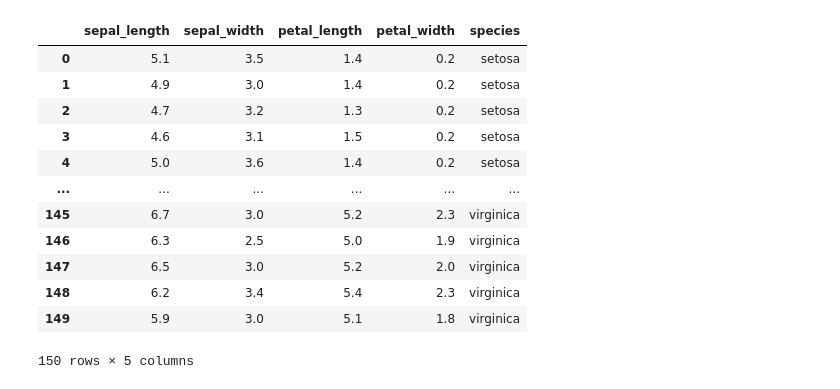
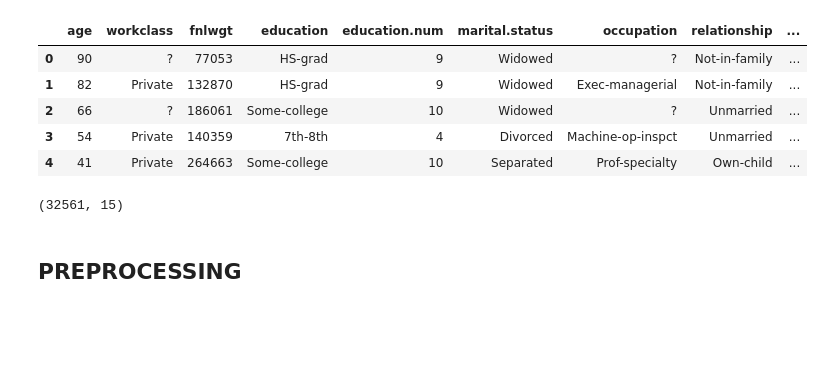
Before and after one commit to Pyro-Warrior-1884/NNDL_Assignment, a Jupyter notebook: CB_EN_U4CSE22404.ipynb, the cells around one changed output. Drawn from its saved outputs; the diff is of its cells as text; code cells hidden in the pictures; blank space fills up the shorter version.

```diff
--- a/CB_EN_U4CSE22404.ipynb
+++ b/CB_EN_U4CSE22404.ipynb
@@ -8,17 +31,0 @@ import matplotlib.pyplot as plt
-# %%
-df = pd.read_csv("https://raw.githubusercontent.com/uiuc-cse/data-fa14/gh-pages/data/iris.csv")
-df
-# %% [output]
-|  | sepal_length | sepal_width | petal_length | petal_width | species |
-| 0 | 5.1 | 3.5 | 1.4 | 0.2 | setosa |
-| 1 | 4.9 | 3.0 | 1.4 | 0.2 | setosa |
-| 2 | 4.7 | 3.2 | 1.3 | 0.2 | setosa |
-| 3 | 4.6 | 3.1 | 1.5 | 0.2 | setosa |
-| 4 | 5.0 | 3.6 | 1.4 | 0.2 | setosa |
-| ... | ... | ... | ... | ... | ... |
-| 145 | 6.7 | 3.0 | 5.2 | 2.3 | virginica |
-| 146 | 6.3 | 2.5 | 5.0 | 1.9 | virginica |
-| 147 | 6.5 | 3.0 | 5.2 | 2.0 | virginica |
-| 148 | 6.2 | 3.4 | 5.4 | 2.3 | virginica |
-| 149 | 5.9 | 3.0 | 5.1 | 1.8 | virginica |
-150 rows × 5 columns
@@ -39,0 +32,17 @@ X_train, X_test, y_train, y_test = train_test_split(X, y, test_size=0.2, random_
+# %%
+df=pd.read_csv("adult.csv")
+# %%
+df.head()
+# %% [output]
+|  | age | workclass | fnlwgt | education | education.num | marital.status | occupation | relationship | ... |
+| 0 | 90 | ? | 77053 | HS-grad | 9 | Widowed | ? | Not-in-family | ... |
+| 1 | 82 | Private | 132870 | HS-grad | 9 | Widowed | Exec-managerial | Not-in-family | ... |
+| 2 | 66 | ? | 186061 | Some-college | 10 | Widowed | ? | Unmarried | ... |
+| 3 | 54 | Private | 140359 | 7th-8th | 4 | Divorced | Machine-op-inspct | Unmarried | ... |
+| 4 | 41 | Private | 264663 | Some-college | 10 | Separated | Prof-specialty | Own-child | ... |
+# %%
+df.shape
+# %% [output]
+(32561, 15)
+# %% [markdown]
+## PREPROCESSING
```
Also changed, not shown: parts of 28 cells of this notebook.
